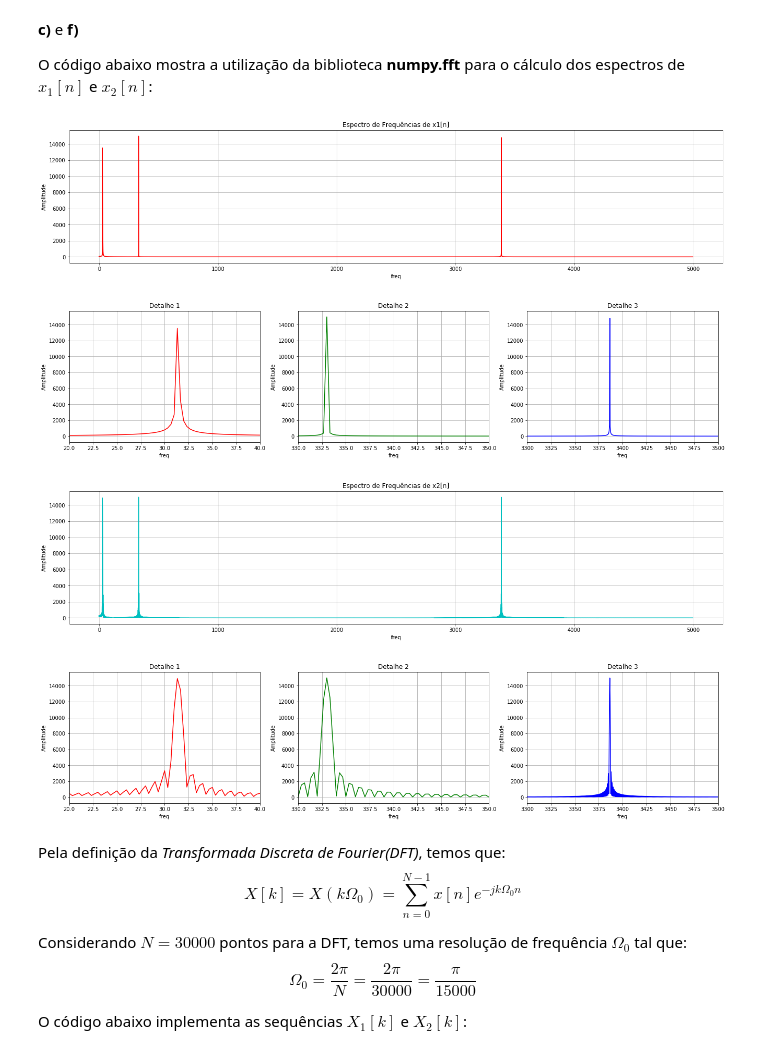
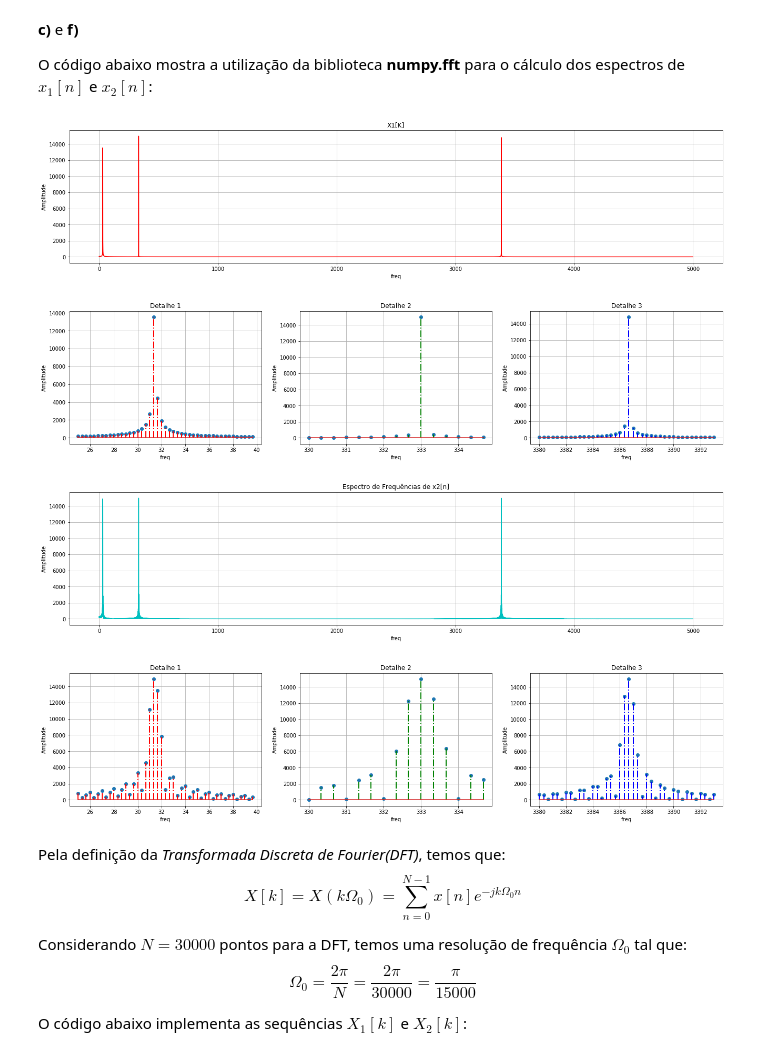
Before and after one commit to ecalasans/pds_-2, a Jupyter notebook: p2.ipynb, the cells around one changed output. Drawn from its saved outputs; the diff is of its cells as text; code cells hidden in the pictures.

```diff
--- a/p2.ipynb
+++ b/p2.ipynb
@@ -221,7 +220,7 @@ x2FFT = x2FFT[range(0, int(len(x2FFT)/2))]  # Captura apenas um lado do espectro
 amplitude_x1_n = np.abs(x1FFT)
 amplitude_x2_n = np.abs(x2FFT)
 
-plt.title('Espectro de Frequências de x1[n]')
+plt.title('X1[K]')
 plt.plot(freq_x1_n, amplitude_x1_n, 'r')
 plt.xlabel('freq')
 plt.ylabel('Amplitude')
@@ -231,28 +230,34 @@ plt.show()
 
 plt.subplot(1, 3, 1)
 plt.title('Detalhe 1')
-plt.plot(freq_x1_n, amplitude_x1_n, 'r')
+x1FD1 = freq_x1_n[range(75, 120)]
+amp1D1 = amplitude_x1_n[range(75,120)]
+m, b, s = plt.stem(x1FD1, amp1D1, '-.')
+plt.setp(b, color='r', linewidth=2)
 plt.xlabel('freq')
 plt.ylabel('Amplitude')
-plt.xlim(20, 40)
 plt.subplots_adjust(right=3, top=1)
 plt.grid()
 
 plt.subplot(1, 3, 2)
 plt.title('Detalhe 2')
-plt.plot(freq_x1_n, amplitude_x1_n, 'g')
+x1FD2 = freq_x1_n[range(990, 1005)]
+amp1D2 = amplitude_x1_n[range(990,1005)]
+m, b, s = plt.stem(x1FD2, amp1D2, '-.')
+plt.setp(b, color='g', linewidth=2)
 plt.xlabel('freq')
 plt.ylabel('Amplitude')
-plt.xlim(330, 350)
 plt.subplots_adjust(right=3, top=1)
 plt.grid()
 
 plt.subplot(1, 3, 3)
 plt.title('Detalhe 3')
-plt.plot(freq_x1_n, amplitude_x1_n, 'b')
+x1FD3 = freq_x1_n[range(10140, 10180)]
+amp1D3 = amplitude_x1_n[range(10140,10180)]
+m, b, s = plt.stem(x1FD3, amp1D3, '-.')
+plt.setp(b, color='b', linewidth=2)
 plt.xlabel('freq')
 plt.ylabel('Amplitude')
-plt.xlim(3300, 3500)
 plt.subplots_adjust(right=3, top=1)
 plt.grid()
 plt.show()
@@ -262,42 +267,48 @@ plt.title('Espectro de Frequências de x2[n]')
 plt.plot(freq_x2_n, amplitude_x2_n, 'c')
 plt.xlabel('freq')
 plt.ylabel('Amplitude')
 plt.subplots_adjust(right=3, top=1)
 plt.grid()
 plt.show()
 
 plt.subplot(1, 3, 1)
 plt.title('Detalhe 1')
-plt.plot(freq_x2_n, amplitude_x2_n, 'r')
+x2FD1 = freq_x2_n[range(75, 120)]
+amp2D1 = amplitude_x2_n[range(75,120)]
+m, b, s = plt.stem(x2FD1, amp2D1, '-.')
+plt.setp(b, color='r', linewidth=2)
 plt.xlabel('freq')
 plt.ylabel('Amplitude')
-plt.xlim(20, 40)
 plt.subplots_adjust(right=3, top=1)
 plt.grid()
 
 plt.subplot(1, 3, 2)
 plt.title('Detalhe 2')
-plt.plot(freq_x2_n, amplitude_x2_n, 'g')
+x2FD2 = freq_x2_n[range(990, 1005)]
+amp2D2 = amplitude_x2_n[range(990,1005)]
+m, b, s = plt.stem(x2FD2, amp2D2, '-.')
+plt.setp(b, color='g', linewidth=2)
 plt.xlabel('freq')
 plt.ylabel('Amplitude')
-plt.xlim(330, 350)
 plt.subplots_adjust(right=3, top=1)
 plt.grid()
 
 plt.subplot(1, 3, 3)
 plt.title('Detalhe 3')
-plt.plot(freq_x2_n, amplitude_x2_n, 'b')
+x2FD3 = freq_x2_n[range(10140, 10180)]
+amp2D3 = amplitude_x2_n[range(10140,10180)]
+m, b, s = plt.stem(x2FD3, amp2D3, '-.')
+plt.setp(b, color='b', linewidth=2)
 plt.xlabel('freq')
 plt.ylabel('Amplitude')
-plt.xlim(3300, 3500)
 plt.subplots_adjust(right=3, top=1)
 plt.grid()
 plt.show()
 # %% [output]
-[figure, old version]
+[figure, new version]
-[figure, old version]
+[figure, new version]
 [figure]
-[figure, old version]
+[figure, new version]
 # %% [markdown]
  Pela definição da <i>Transformada Discreta de Fourier(DFT)</i>, temos que:
 $$X[k] = X(k \Omega_{0}) = \sum_{n = 0}^{N - 1} x[n] e^{-jk \Omega_{0} n}$$
```
Also changed, not shown: parts of 4 cells of this notebook.
